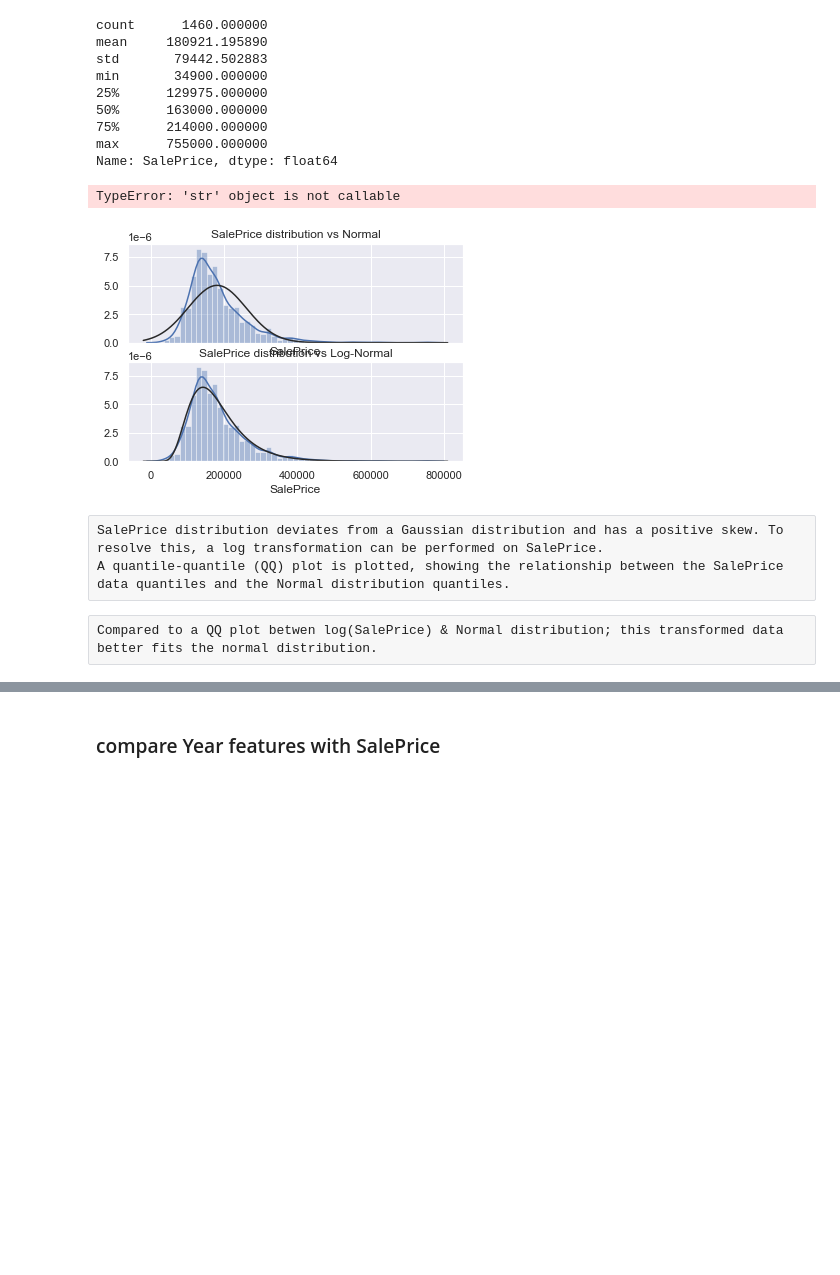
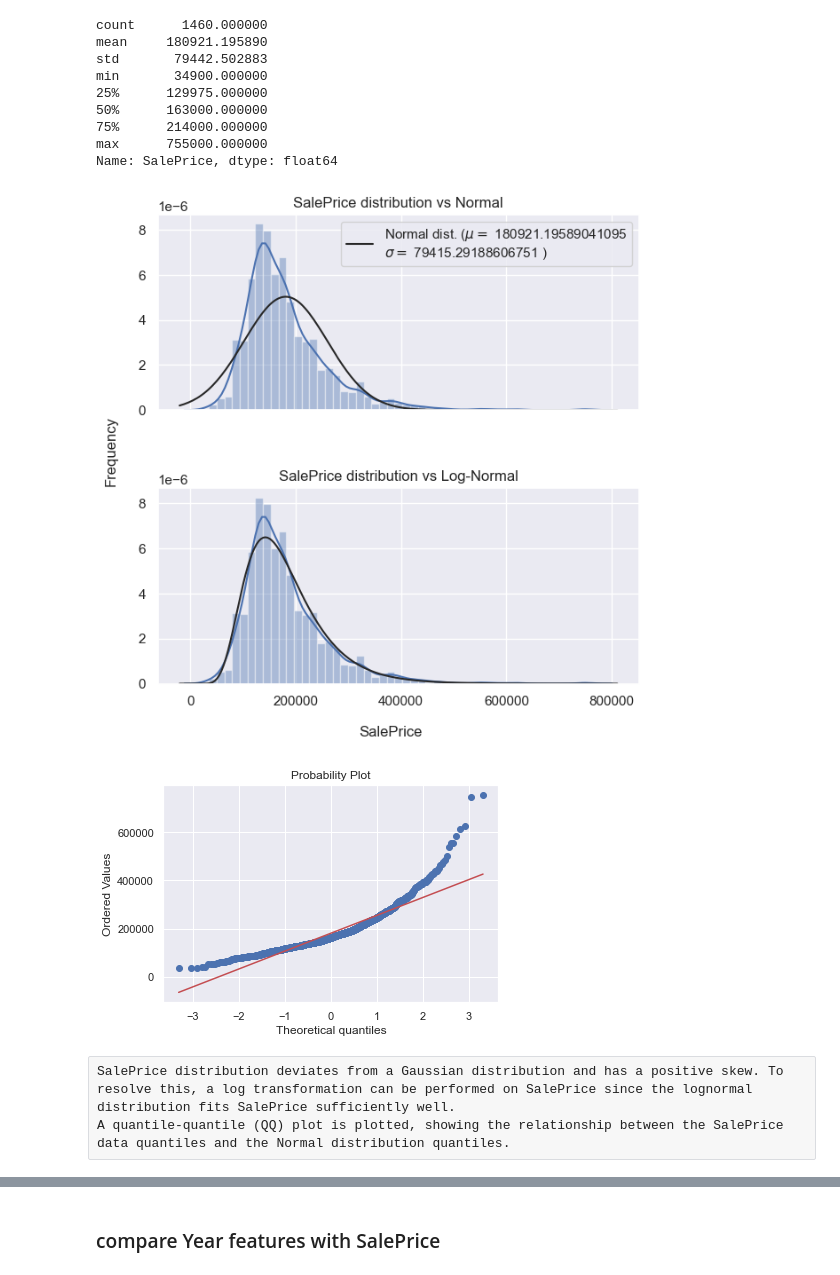
Before and after one commit to Gary-N/datascienceproject1, a Jupyter notebook: main.ipynb, the cells around one changed output, grey strips where cells are left out. Drawn from its saved outputs; the diff is of its cells as text; code cells hidden in the pictures; blank space fills up the shorter version.

```diff
--- a/main.ipynb
+++ b/main.ipynb
@@ -77,26 +103,28 @@ min       34900.000000
 max      755000.000000
 Name: SalePrice, dtype: float64
 # %%
-fig, axs = plt.subplots(2,1,sharex=True,sharey=True)
+fig, axs = plt.subplots(2,1,sharex=True,sharey=True,figsize=(7,7),dpi=100)
 sns.distplot(train_df['SalePrice'],fit=norm,ax=axs[0])
-#ax[0].set_ylabel('Frequency')
 axs[0].set_title('SalePrice distribution vs Normal')
+axs[0].set_xlabel('')
+(mu, sigma) = norm.fit(train_df['SalePrice'])
+axs[0].legend([f'Normal dist. ($\mu=$ {mu}\n$\sigma=$ {sigma} )'])
 
-sns.distplot(train_df['SalePrice'],fit=stats.lognorm,ax=axs[1])
-#ax[1].set_ylabel('Frequency')
+sns.distplot(train_df['SalePrice'],fit=lognorm,ax=axs[1])
 axs[1].set_title('SalePrice distribution vs Log-Normal')
+axs[1].set_xlabel('')
 
-plt.ylabel('common ylabel')
+fig.text(0.5, 0.04, 'SalePrice', ha='center')
+fig.text(0.04, 0.5, 'Frequency', va='center', rotation='vertical')
+plt.subplots_adjust(hspace=0.4)
 plt.show()
+
 #QQ plot
-#plt.figure()
-#res=stats.probplot(train_df['SalePrice'])
-#plt.show()
+res=stats.probplot(train_df['SalePrice'],plot=plt)
+plt.show()
 # %% [output]
-TypeError: 'str' object is not callable
-[figure, old version]
+[figure, new version]
+[figure, added]
 # %% [raw]
-SalePrice distribution deviates from a Gaussian distribution and has a positive skew. To resolve this, a log transformation can be performed on SalePrice.
+SalePrice distribution deviates from a Gaussian distribution and has a positive skew. To resolve this, a log transformation can be performed on SalePrice since the lognormal distribution fits SalePrice sufficiently well.
 A quantile-quantile (QQ) plot is plotted, showing the relationship between the SalePrice data quantiles and the Normal distribution quantiles.
-# %% [raw]
-Compared to a QQ plot betwen log(SalePrice) & Normal distribution; this transformed data better fits the normal distribution.
```
Also changed, not shown: parts of 10 cells of this notebook.
